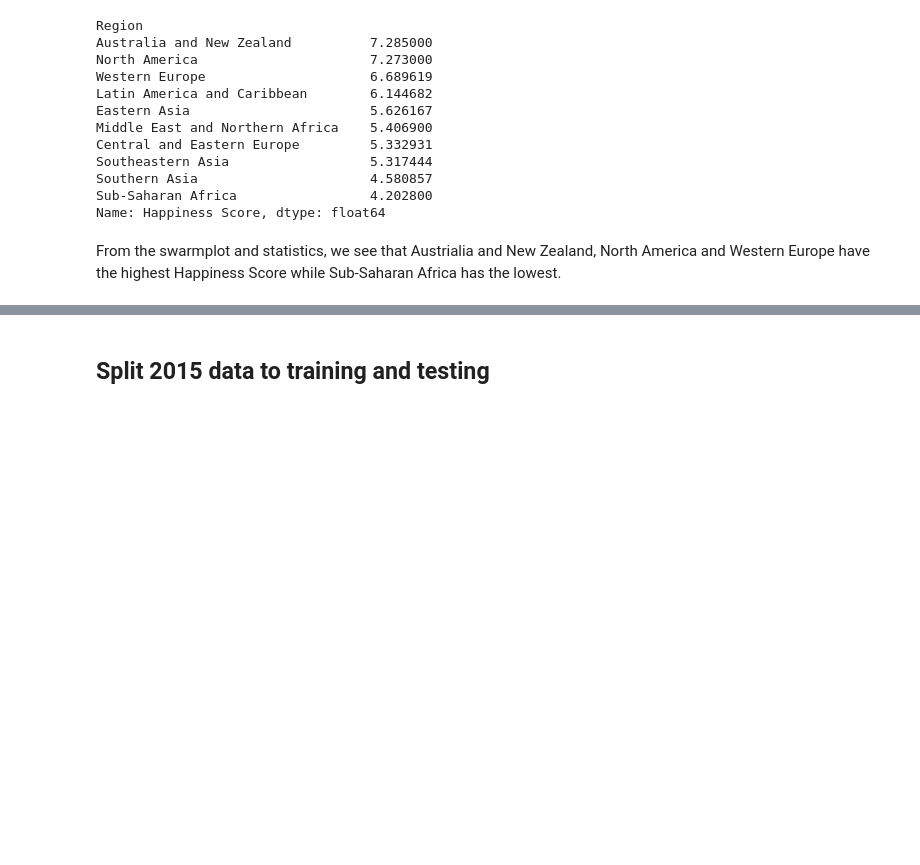
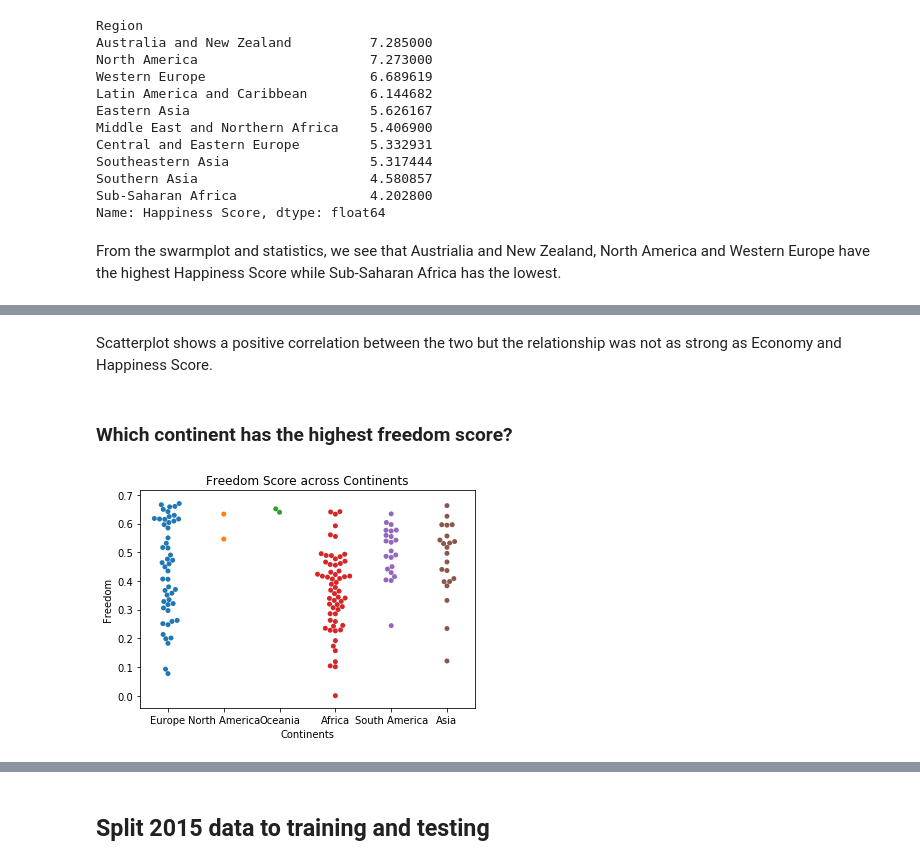
Before and after one commit to viennahu/hello-world, a Jupyter notebook: Happiness Data Exploratory Analysis.ipynb, the cells around one changed output, grey strips where cells are left out. Cells and saved outputs as stored; diff of their text form; code cells hidden in the pictures; blank space fills up the shorter version.

```diff
--- a/Happiness_data2015.ipynb
+++ b/Happiness Data Exploratory Analysis.ipynb
@@ -302,0 +336,10 @@ The size of the bubble represents the economy size and color represents the cont
+# %% [markdown]
+Scatterplot shows a positive correlation between the two but the relationship was not as strong as Economy and Happiness Score.
+# %% [markdown]
+### Which continent has the highest freedom score?
+# %%
+sns.swarmplot(y = "Freedom", x = "Continents",data = df)
+plt.title("Freedom Score across Continents")
+plt.show()
+# %% [output]
+[figure, added]
```
Also changed, not shown: parts of 102 cells of this notebook, 3 other files.
